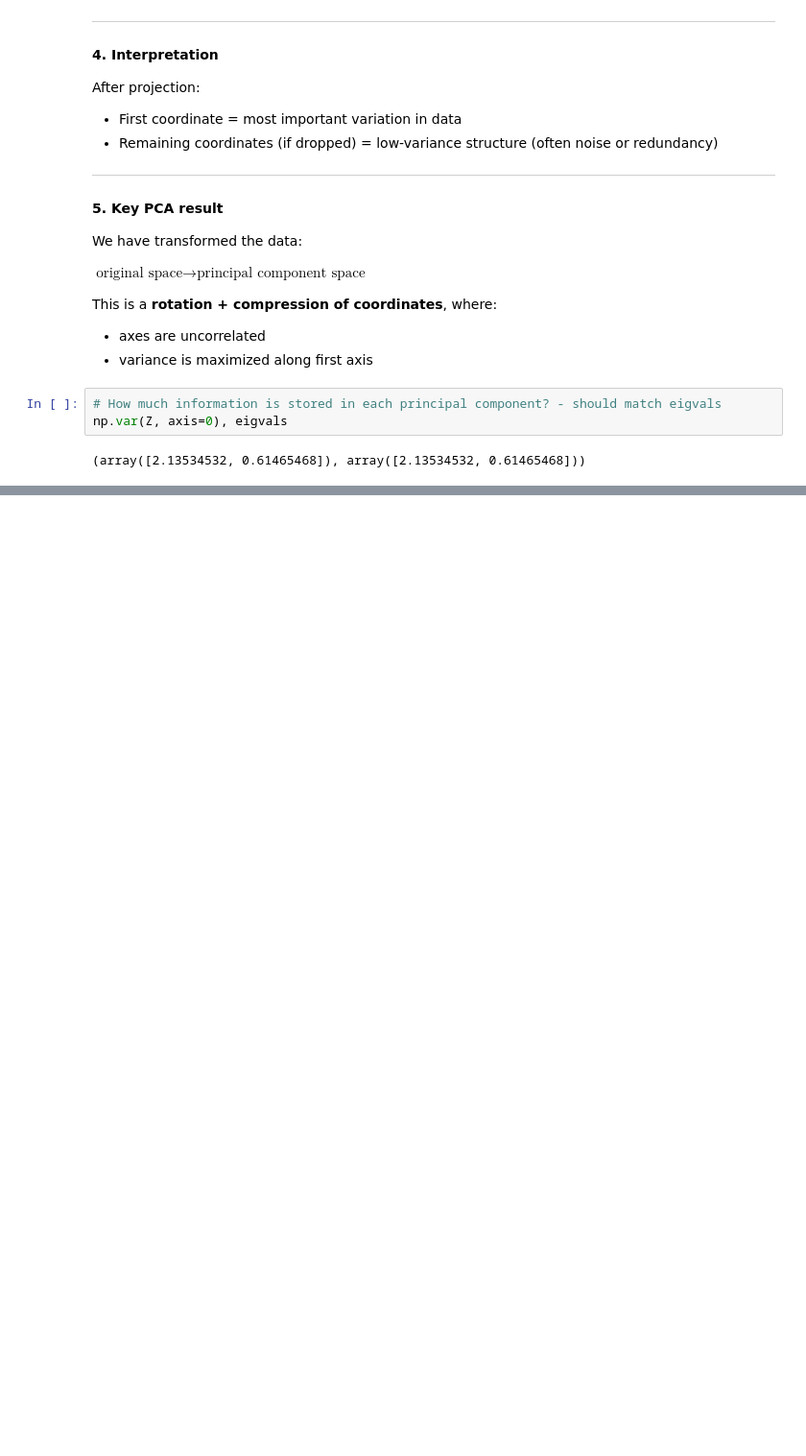
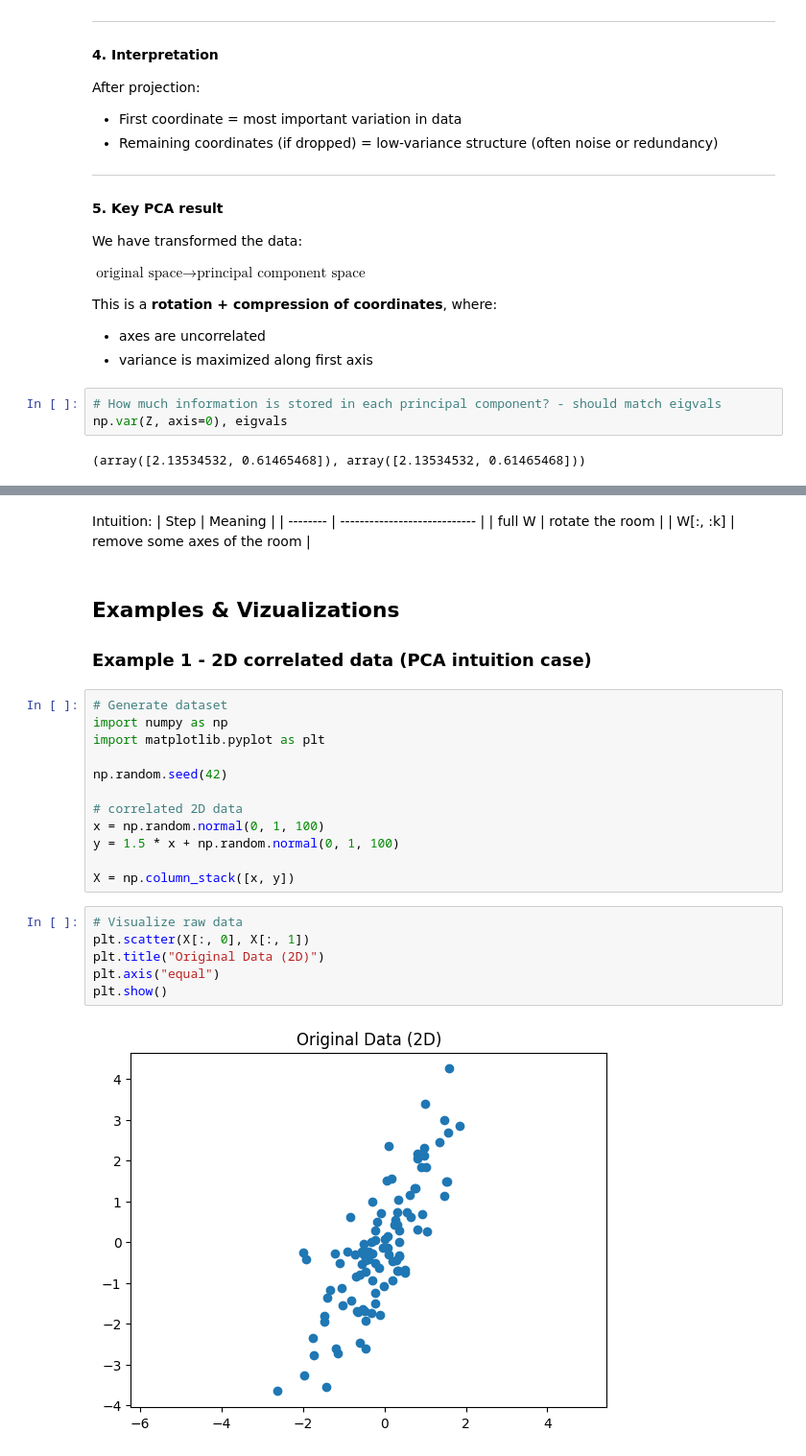
Before and after one commit to Maxstef/data-loves-ml-for-people-course, a Jupyter notebook: notebooks/3_2_dimensionality_reduction/math/0_1_PCA.ipynb, the cells around one changed output, grey strips where cells are left out. Shown at 96% size. Cells and saved outputs as stored; diff of their text form; blank space fills up the shorter version.

Commit message:
PCA math theory and practice examples

```diff
--- a/notebooks/3_2_dimensionality_reduction/math/0_1_PCA.ipynb
+++ b/notebooks/3_2_dimensionality_reduction/math/0_1_PCA.ipynb
@@ -491,0 +578,29 @@ np.var(Z, axis=0), eigvals
+# %% [markdown]
+Intuition:
+| Step     | Meaning                      |
+| -------- | ---------------------------- |
+| full W   | rotate the room              |
+| W[:, :k] | remove some axes of the room |
+# %% [markdown]
+## Examples & Vizualizations
+### Example 1 - 2D correlated data (PCA intuition case)
+# %%
+# Generate dataset
+import numpy as np
+import matplotlib.pyplot as plt
+
+np.random.seed(42)
+
+# correlated 2D data
+x = np.random.normal(0, 1, 100)
+y = 1.5 * x + np.random.normal(0, 1, 100)
+
+X = np.column_stack([x, y])
+# %%
+# Visualize raw data
+plt.scatter(X[:, 0], X[:, 1])
+plt.title("Original Data (2D)")
+plt.axis("equal")
+plt.show()
+# %% [output]
+[figure, added]
```
Also changed, not shown: parts of 14 cells of this notebook.
